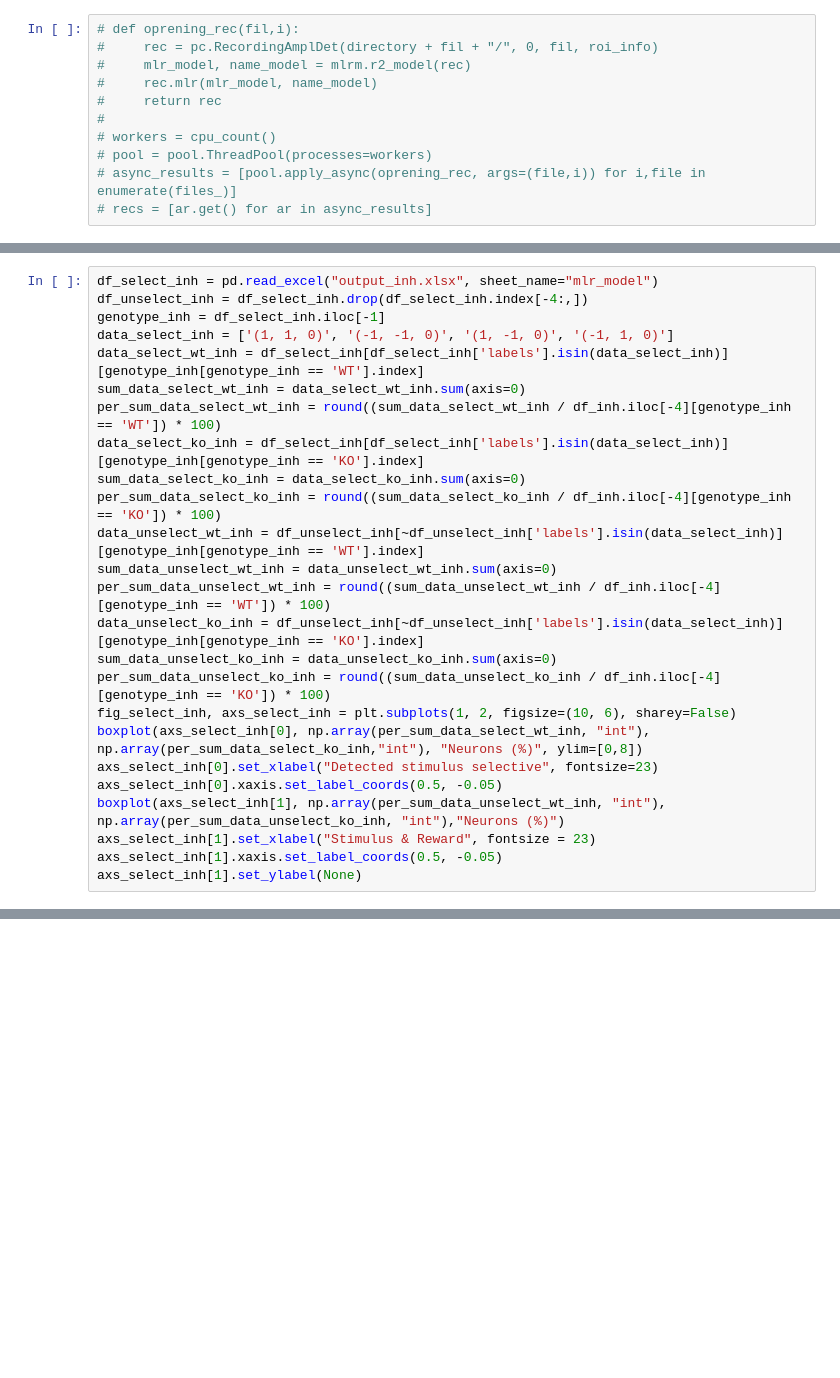
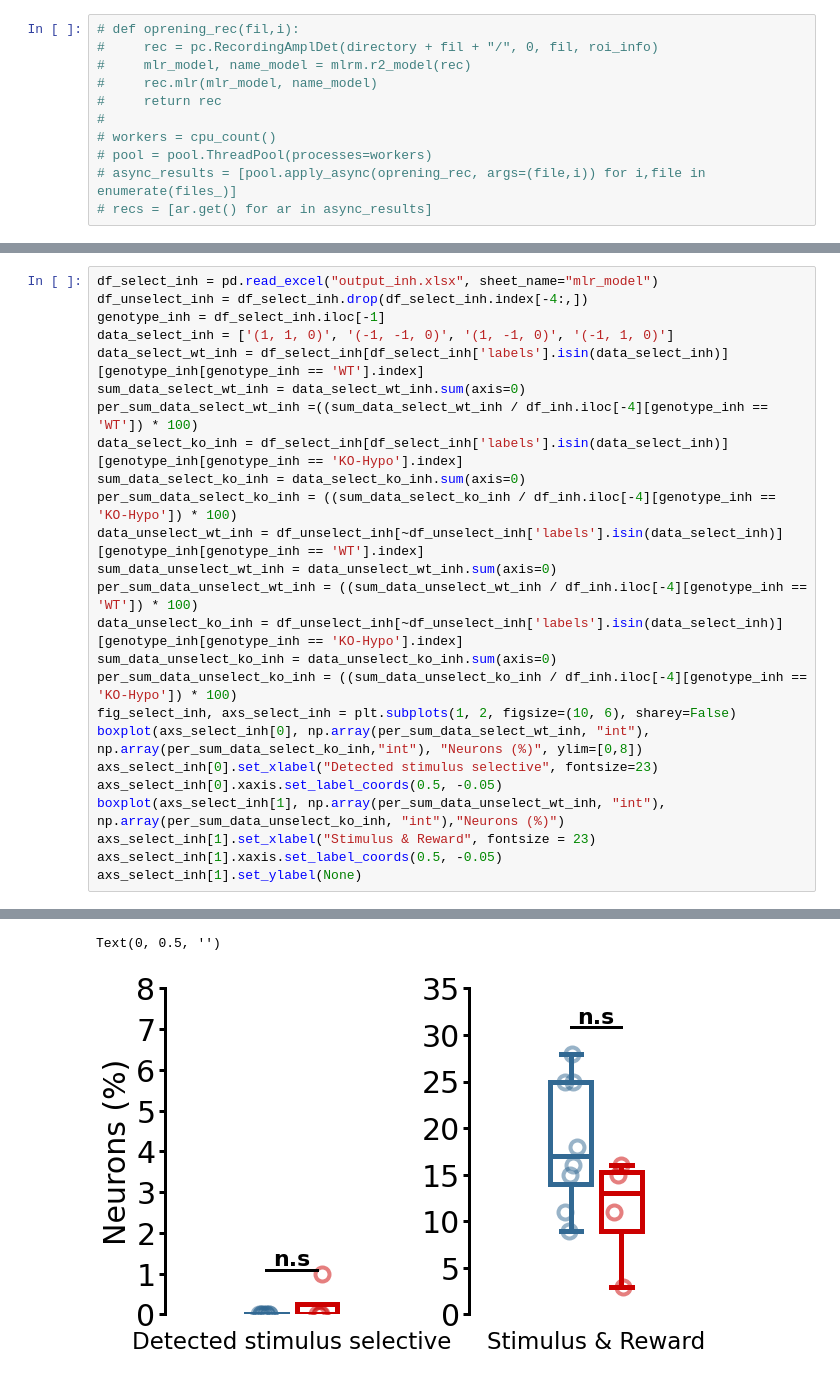
Before and after one commit to OuraniaSem/Percephone, a Jupyter notebook: Figures/mlr_output.ipynb, the cells around one changed output, grey strips where cells are left out. Drawn from its saved outputs; the diff is of its cells as text; blank space fills up the shorter version.

```diff
--- a/Figures/mlr_output.ipynb
+++ b/Figures/mlr_output.ipynb
@@ -182,16 +243,16 @@ genotype_inh = df_select_inh.iloc[-1]
 data_select_inh = ['(1, 1, 0)', '(-1, -1, 0)', '(1, -1, 0)', '(-1, 1, 0)']
 data_select_wt_inh = df_select_inh[df_select_inh['labels'].isin(data_select_inh)][genotype_inh[genotype_inh == 'WT'].index]
 sum_data_select_wt_inh = data_select_wt_inh.sum(axis=0)
-per_sum_data_select_wt_inh = round((sum_data_select_wt_inh / df_inh.iloc[-4][genotype_inh == 'WT']) * 100)
-data_select_ko_inh = df_select_inh[df_select_inh['labels'].isin(data_select_inh)][genotype_inh[genotype_inh == 'KO'].index]
+per_sum_data_select_wt_inh =((sum_data_select_wt_inh / df_inh.iloc[-4][genotype_inh == 'WT']) * 100)
+data_select_ko_inh = df_select_inh[df_select_inh['labels'].isin(data_select_inh)][genotype_inh[genotype_inh == 'KO-Hypo'].index]
 sum_data_select_ko_inh = data_select_ko_inh.sum(axis=0)
-per_sum_data_select_ko_inh = round((sum_data_select_ko_inh / df_inh.iloc[-4][genotype_inh == 'KO']) * 100)
+per_sum_data_select_ko_inh = ((sum_data_select_ko_inh / df_inh.iloc[-4][genotype_inh == 'KO-Hypo']) * 100)
 data_unselect_wt_inh = df_unselect_inh[~df_unselect_inh['labels'].isin(data_select_inh)][genotype_inh[genotype_inh == 'WT'].index]
 sum_data_unselect_wt_inh = data_unselect_wt_inh.sum(axis=0)
-per_sum_data_unselect_wt_inh = round((sum_data_unselect_wt_inh / df_inh.iloc[-4][genotype_inh == 'WT']) * 100)
-data_unselect_ko_inh = df_unselect_inh[~df_unselect_inh['labels'].isin(data_select_inh)][genotype_inh[genotype_inh == 'KO'].index]
+per_sum_data_unselect_wt_inh = ((sum_data_unselect_wt_inh / df_inh.iloc[-4][genotype_inh == 'WT']) * 100)
+data_unselect_ko_inh = df_unselect_inh[~df_unselect_inh['labels'].isin(data_select_inh)][genotype_inh[genotype_inh == 'KO-Hypo'].index]
 sum_data_unselect_ko_inh = data_unselect_ko_inh.sum(axis=0)
-per_sum_data_unselect_ko_inh = round((sum_data_unselect_ko_inh / df_inh.iloc[-4][genotype_inh == 'KO']) * 100)
+per_sum_data_unselect_ko_inh = ((sum_data_unselect_ko_inh / df_inh.iloc[-4][genotype_inh == 'KO-Hypo']) * 100)
 fig_select_inh, axs_select_inh = plt.subplots(1, 2, figsize=(10, 6), sharey=False)
 boxplot(axs_select_inh[0], np.array(per_sum_data_select_wt_inh, "int"), np.array(per_sum_data_select_ko_inh,"int"), "Neurons (%)", ylim=[0,8])
 axs_select_inh[0].set_xlabel("Detected stimulus selective", fontsize=23)
@@ -200,3 +261,4 @@ boxplot(axs_select_inh[1], np.array(per_sum_data_unselect_wt_inh, "int"), np.arr
 axs_select_inh[1].set_xlabel("Stimulus & Reward", fontsize = 23)
 axs_select_inh[1].xaxis.set_label_coords(0.5, -0.05)
 axs_select_inh[1].set_ylabel(None)
+# %% [output]
@@ -202,0 +275,2 @@ axs_select_inh[1].set_ylabel(None)
+Text(0, 0.5, '')
+[figure, added]
```
Also changed, not shown: parts of 6 cells of this notebook.
